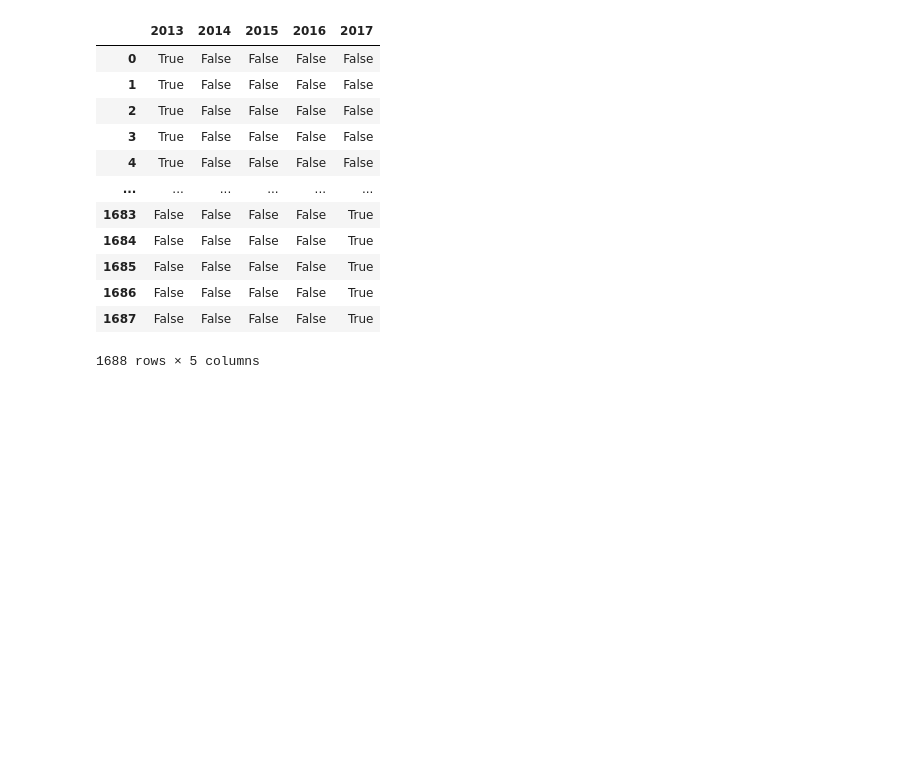
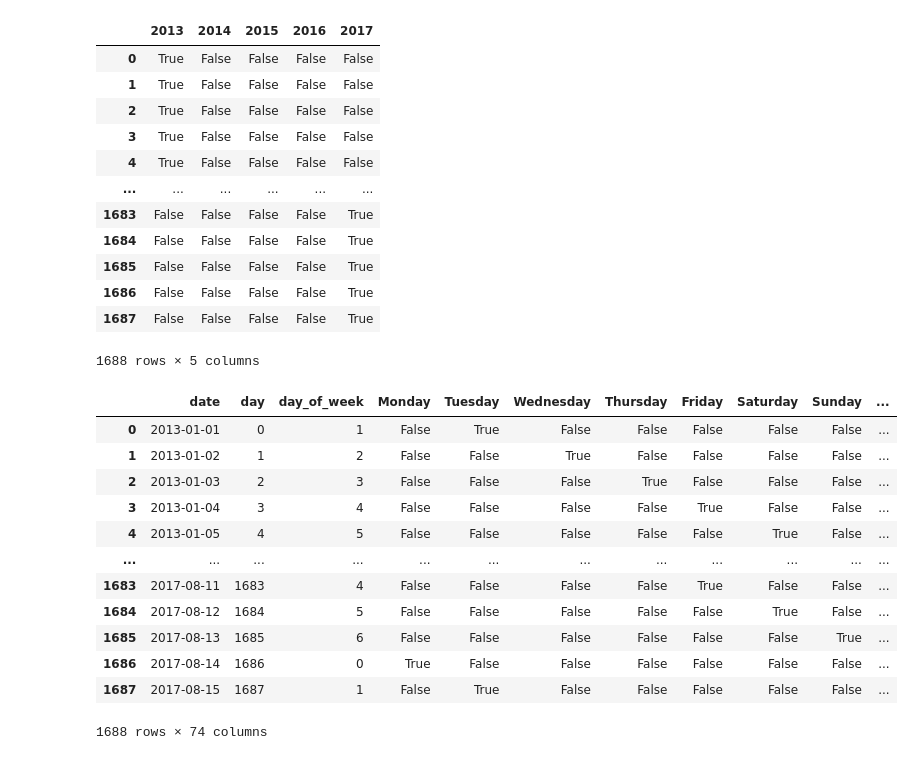
Before and after one commit to Fzhou1997/Kaggle-Linear-Regression-With-Time-Series, a Jupyter notebook: notebooks/preprocess-dates.ipynb, the cells around one changed output. Drawn from its saved outputs; the diff is of its cells as text; code cells hidden in the pictures; blank space fills up the shorter version.

```diff
--- a/notebooks/preprocess-dates.ipynb
+++ b/notebooks/preprocess-dates.ipynb
@@ -171,5 +244,5 @@ month_of_year_cyclic_df
 # %%
-quarter_of_year_one_hot_df = pd.get_dummies(dates_df['quarter_of_year'])
+quarter_of_year_one_hot_df = pd.get_dummies(quarter_of_year_df['quarter_of_year'])
 quarter_of_year_one_hot_df.columns = [f'Q{i + 1}' for i in range(len(quarter_of_year_one_hot_df.columns))]
 quarter_of_year_one_hot_df
 # %% [output]
@@ -188,8 +261,8 @@ quarter_of_year_one_hot_df
 1688 rows × 4 columns
 # %%
 quarter_of_year_cyclic_df = pd.DataFrame()
-quarter_of_year_cyclic_df['quarter_of_year_sin'] = np.sin(2 * np.pi * dates_df['quarter_of_year'] / 4)
-quarter_of_year_cyclic_df['quarter_of_year_cos'] = np.cos(2 * np.pi * dates_df['quarter_of_year'] / 4)
+quarter_of_year_cyclic_df['quarter_of_year_sin'] = np.sin(2 * np.pi * quarter_of_year_df['quarter_of_year'] / 4)
+quarter_of_year_cyclic_df['quarter_of_year_cos'] = np.cos(2 * np.pi * quarter_of_year_df['quarter_of_year'] / 4)
 quarter_of_year_cyclic_df
 # %% [output]
 |  | quarter_of_year_sin | quarter_of_year_cos |
@@ -205,3 +278,7 @@ quarter_of_year_cyclic_df
 | 1686 | 1.224647e-16 | -1.0 |
 | 1687 | 1.224647e-16 | -1.0 |
 1688 rows × 2 columns
+# %%
+year_df = pd.DataFrame()
+year_df['year'] = dates_df['date'].dt.year - min_date.year
+year_df
@@ -208,5 +299,5 @@ quarter_of_year_cyclic_df
 # %%
-year_one_hot_df = pd.get_dummies(dates_df['year'])
+year_one_hot_df = pd.get_dummies(year_df['year'])
 year_one_hot_df.columns = [min_date.year + i for i in range(len(year_one_hot_df.columns))]
 year_one_hot_df
 # %% [output]
@@ -223,3 +314,35 @@ year_one_hot_df
 | 1686 | False | False | False | False | True |
 | 1687 | False | False | False | False | True |
 1688 rows × 5 columns
+# %%
+dates_df = pd.concat([
+    dates_df,
+    day_of_week_df,
+    day_of_week_one_hot_df,
+    day_of_week_cyclic_df,
+    day_of_month_df,
+    day_of_month_one_hot_df,
+    day_of_month_cyclic_df,
+    month_of_year_df,
+    month_of_year_one_hot_df,
+    month_of_year_cyclic_df,
+    quarter_of_year_df,
+    quarter_of_year_one_hot_df,
+    quarter_of_year_cyclic_df,
+    year_df,
+    year_one_hot_df], axis=1)
+dates_df
+# %% [output]
+|  | date | day | day_of_week | Monday | Tuesday | Wednesday | Thursday | Friday | Saturday | Sunday | ... |
+| 0 | 2013-01-01 | 0 | 1 | False | True | False | False | False | False | False | ... |
+| 1 | 2013-01-02 | 1 | 2 | False | False | True | False | False | False | False | ... |
+| 2 | 2013-01-03 | 2 | 3 | False | False | False | True | False | False | False | ... |
+| 3 | 2013-01-04 | 3 | 4 | False | False | False | False | True | False | False | ... |
+| 4 | 2013-01-05 | 4 | 5 | False | False | False | False | False | True | False | ... |
+| ... | ... | ... | ... | ... | ... | ... | ... | ... | ... | ... | ... |
+| 1683 | 2017-08-11 | 1683 | 4 | False | False | False | False | True | False | False | ... |
+| 1684 | 2017-08-12 | 1684 | 5 | False | False | False | False | False | True | False | ... |
+| 1685 | 2017-08-13 | 1685 | 6 | False | False | False | False | False | False | True | ... |
+| 1686 | 2017-08-14 | 1686 | 0 | True | False | False | False | False | False | False | ... |
+| 1687 | 2017-08-15 | 1687 | 1 | False | True | False | False | False | False | False | ... |
+1688 rows × 74 columns
```
Also changed, not shown: parts of 9 cells of this notebook, 2 other files.
